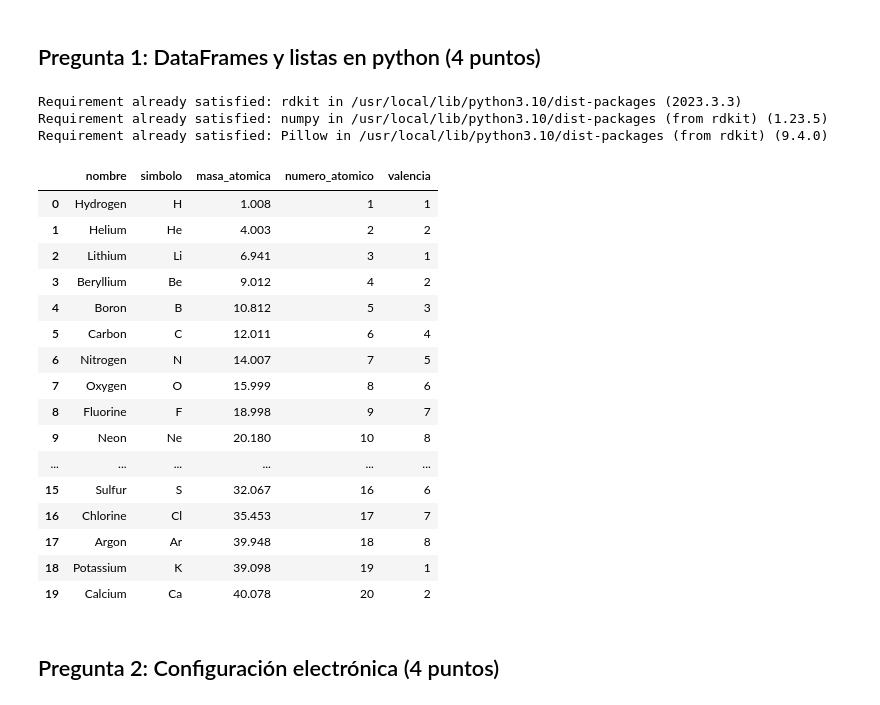
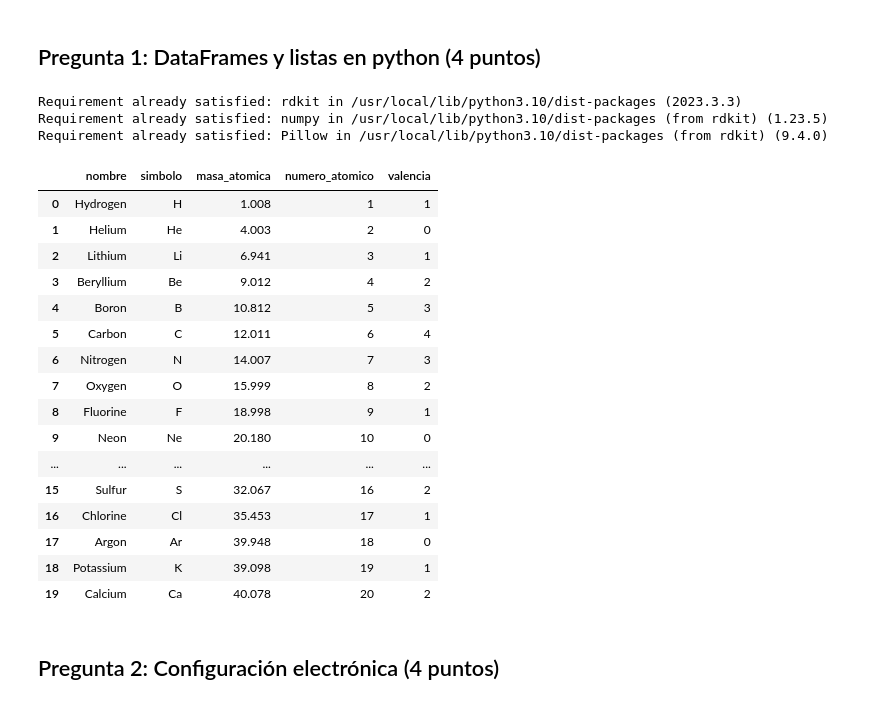
Before and after one commit to mrcastilla8/UNMSM, a Jupyter notebook: PC_2_Quimica_UNMSM.ipynb, the cells around one changed output. Saved outputs shown, nothing was run; the diff lists cells and outputs as text; code cells hidden in the pictures.

```diff
--- a/PC_2_Quimica_UNMSM.ipynb
+++ b/PC_2_Quimica_UNMSM.ipynb
@@ -12,44 +12,43 @@ _**Alumno: Marco Renato Castilla Huanca**_
 # %%
 !pip install rdkit
 
 from rdkit import Chem
 
 PeriodicTable = Chem.GetPeriodicTable()
 
 simbo = []
 for i in range(1,21):
   simbo.append(PeriodicTable.GetElementSymbol(i))
 num_atom = [PeriodicTable.GetAtomicNumber(x) for x in simbo]
 mas_atom = [PeriodicTable.GetAtomicWeight(x) for x in simbo]
 nombre_del_elemento = [PeriodicTable.GetElementName(x) for x in range(1,21)]
-valencia = [PeriodicTable.GetNOuterElecs(x) for x in range(1,21)]
-
+valencia = [PeriodicTable.GetDefaultValence(x) for x in range(1,21)]
 import pandas as pd
 
 data ={'nombre': nombre_del_elemento, 'simbolo': simbo,
         'masa_atomica': mas_atom, 'numero_atomico': num_atom,
         'valencia': valencia}
 df = pd.DataFrame(data)
 df
 # %% [output]
 Requirement already satisfied: rdkit in /usr/local/lib/python3.10/dist-packages (2023.3.3)
 Requirement already satisfied: numpy in /usr/local/lib/python3.10/dist-packages (from rdkit) (1.23.5)
 Requirement already satisfied: Pillow in /usr/local/lib/python3.10/dist-packages (from rdkit) (9.4.0)
 |  | nombre | simbolo | masa_atomica | numero_atomico | valencia |
 | 0 | Hydrogen | H | 1.008 | 1 | 1 |
-| 1 | Helium | He | 4.003 | 2 | 2 |
+| 1 | Helium | He | 4.003 | 2 | 0 |
 | 2 | Lithium | Li | 6.941 | 3 | 1 |
 | 3 | Beryllium | Be | 9.012 | 4 | 2 |
 | 4 | Boron | B | 10.812 | 5 | 3 |
 | 5 | Carbon | C | 12.011 | 6 | 4 |
-| 6 | Nitrogen | N | 14.007 | 7 | 5 |
-| 7 | Oxygen | O | 15.999 | 8 | 6 |
-| 8 | Fluorine | F | 18.998 | 9 | 7 |
-| 9 | Neon | Ne | 20.180 | 10 | 8 |
+| 6 | Nitrogen | N | 14.007 | 7 | 3 |
+| 7 | Oxygen | O | 15.999 | 8 | 2 |
+| 8 | Fluorine | F | 18.998 | 9 | 1 |
+| 9 | Neon | Ne | 20.180 | 10 | 0 |
 | ... | ... | ... | ... | ... | ... |
-| 15 | Sulfur | S | 32.067 | 16 | 6 |
-| 16 | Chlorine | Cl | 35.453 | 17 | 7 |
-| 17 | Argon | Ar | 39.948 | 18 | 8 |
+| 15 | Sulfur | S | 32.067 | 16 | 2 |
+| 16 | Chlorine | Cl | 35.453 | 17 | 1 |
+| 17 | Argon | Ar | 39.948 | 18 | 0 |
 | 18 | Potassium | K | 39.098 | 19 | 1 |
 | 19 | Calcium | Ca | 40.078 | 20 | 2 |
 # %% [markdown]
```
Also changed, not shown: parts of 1 cell of this notebook.
